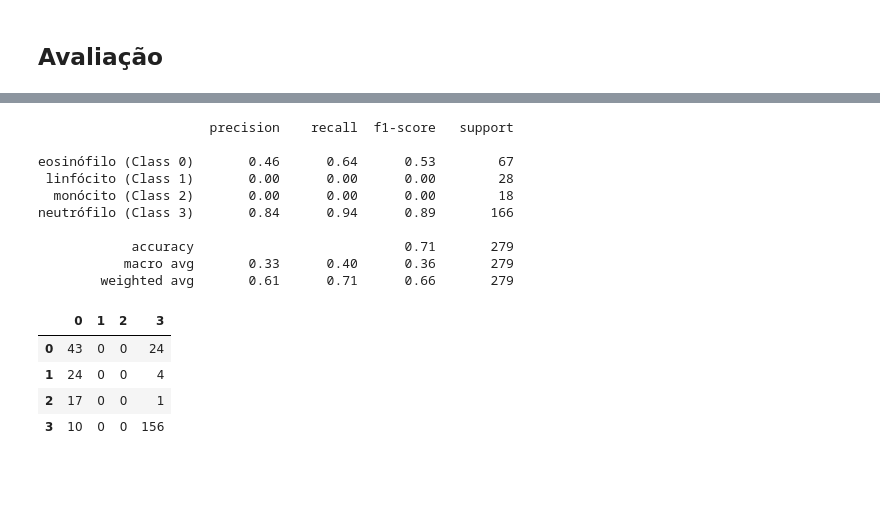
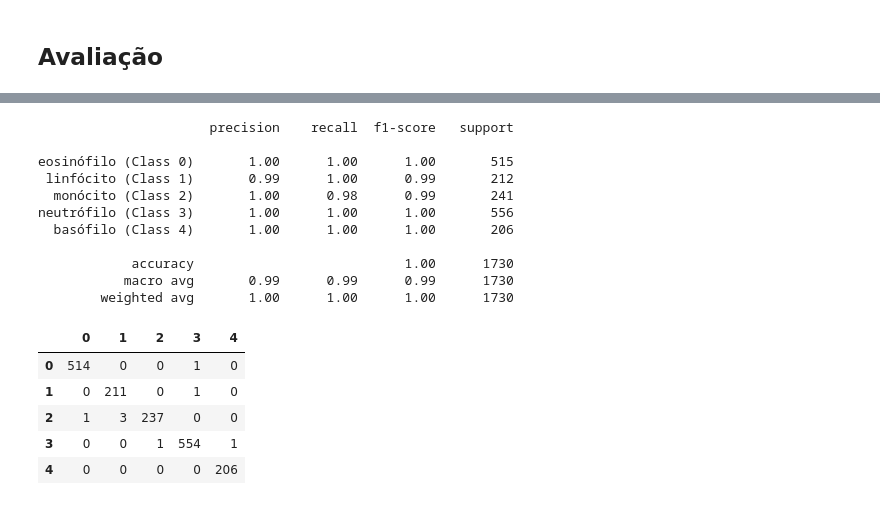
Before and after one commit to Marcos314/CNN_Leukocyte_Classification, a Jupyter notebook: notebooks/versao_blood/cnn_blood__xception_google_colab.ipynb, the cells around one changed output, grey strips where cells are left out. Cells and saved outputs as stored; diff of their text form; code cells hidden in the pictures; blank space fills up the shorter version.

```diff
--- a/notebooks/versao_blood/cnn_blood__xception_google_colab.ipynb
+++ b/notebooks/versao_blood/cnn_blood__xception_google_colab.ipynb
@@ -138,4 +161,4 @@ plt.imshow(images[100])
 # Embaralhar os dados e separar novos conjuntos de  treinamento (80%), validação (10%) e teste (10%)
 images, labels = shuffle(images, labels, random_state=10)
 train_images, test_images, train_labels, test_labels = train_test_split(images, labels, test_size = 0.2)
-test_images, val_images, test_labels, val_labels = train_test_split(test_images, test_labels, test_size = 0.5)
+#test_images, val_images, test_labels, val_labels = train_test_split(test_images, test_labels, test_size = 0.5)
@@ -404,0 +399,16 @@ Epoch 100/100
+# %%
+model = Xception()
+# %%
+# Compilação
+model.compile(optimizer = "adam" , loss = 'sparse_categorical_crossentropy' , metrics = ['accuracy'])
+model.summary()
+
+# Callback
+checkpoint = ModelCheckpoint(filepath='/content/model_20210804_epochs20_v2.hdf5', save_best_only=True, save_weights_only=False)
+early_stop = EarlyStopping(monitor='val_loss', min_delta=0.1, patience=3, verbose = 1, mode='min', restore_best_weights = True)
+learning_rate_reduction = ReduceLROnPlateau(
+    monitor = 'val_accuracy',
+    patience = 2,
+    verbose = 1,
+    factor = 0.3,
+    min_lr = 0.000001)
@@ -404,0 +433,9 @@ Epoch 100/100
+# %%
+# treinamento
+history = model.fit(
+    train_images,
+    train_labels,
+    batch_size = 32,
+    epochs = 20,
+    validation_data=(test_images, test_labels),
+    callbacks=[learning_rate_reduction])
@@ -561,28 +553,30 @@ array([3, 3, 3, 0, 0, 3, 3, 3, 3, 3, 0, 3, 3, 3, 0])
 print(classification_report(
     test_labels,
     predictions,
-    target_names = ['eosinófilo (Class 0)', 'linfócito (Class 1)', 'monócito (Class 2)', 'neutrófilo (Class 3)']))
+    target_names = ['eosinófilo (Class 0)', 'linfócito (Class 1)', 'monócito (Class 2)', 'neutrófilo (Class 3)', 'basófilo (Class 4)']))
 # %% [output]
                       precision    recall  f1-score   support
 
-eosinófilo (Class 0)       0.46      0.64      0.53        67
- linfócito (Class 1)       0.00      0.00      0.00        28
-  monócito (Class 2)       0.00      0.00      0.00        18
-neutrófilo (Class 3)       0.84      0.94      0.89       166
+eosinófilo (Class 0)       1.00      1.00      1.00       515
+ linfócito (Class 1)       0.99      1.00      0.99       212
+  monócito (Class 2)       1.00      0.98      0.99       241
+neutrófilo (Class 3)       1.00      1.00      1.00       556
+  basófilo (Class 4)       1.00      1.00      1.00       206
 
-            accuracy                           0.71       279
-           macro avg       0.33      0.40      0.36       279
-        weighted avg       0.61      0.71      0.66       279
+            accuracy                           1.00      1730
+           macro avg       0.99      0.99      0.99      1730
+        weighted avg       1.00      1.00      1.00      1730
 # %%
 cm = confusion_matrix(test_labels, predictions)
-cm = pd.DataFrame(cm, index = ['0', '1', '2', '3'], columns = ['0', '1', '2', '3'])
+cm = pd.DataFrame(cm, index = ['0', '1', '2', '3', '4'], columns = ['0', '1', '2', '3', '4'])
 cm
 # %% [output]
-|  | 0 | 1 | 2 | 3 |
-| 0 | 43 | 0 | 0 | 24 |
-| 1 | 24 | 0 | 0 | 4 |
-| 2 | 17 | 0 | 0 | 1 |
-| 3 | 10 | 0 | 0 | 156 |
+|  | 0 | 1 | 2 | 3 | 4 |
+| 0 | 514 | 0 | 0 | 1 | 0 |
+| 1 | 0 | 211 | 0 | 1 | 0 |
+| 2 | 1 | 3 | 237 | 0 | 0 |
+| 3 | 0 | 0 | 1 | 554 | 1 |
+| 4 | 0 | 0 | 0 | 0 | 206 |
 # %%
 def plot_confusion_matrix (cm):
     plt.figure(figsize = (10,10))
```
Also changed, not shown: parts of 55 cells of this notebook, 5 other files.
